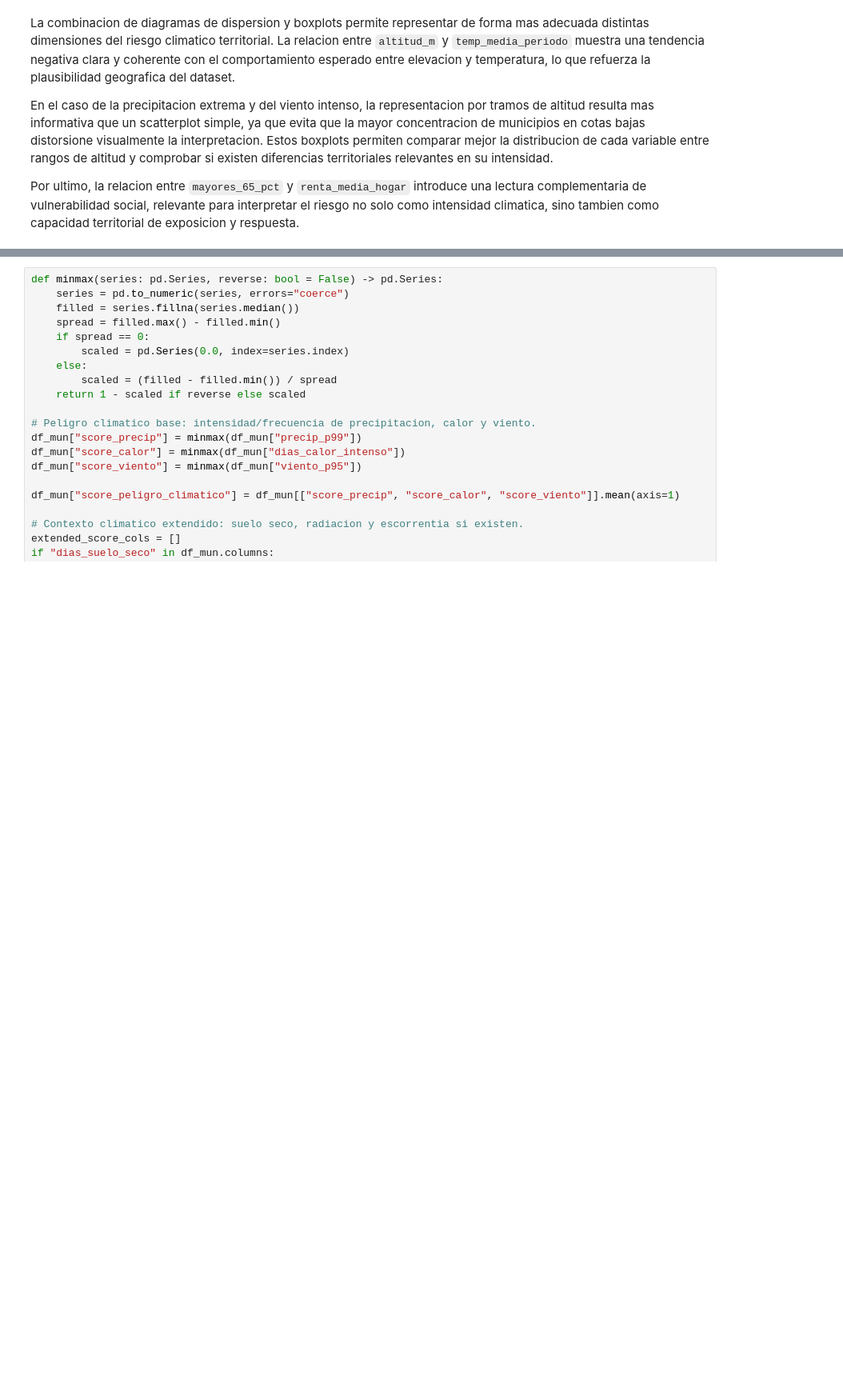
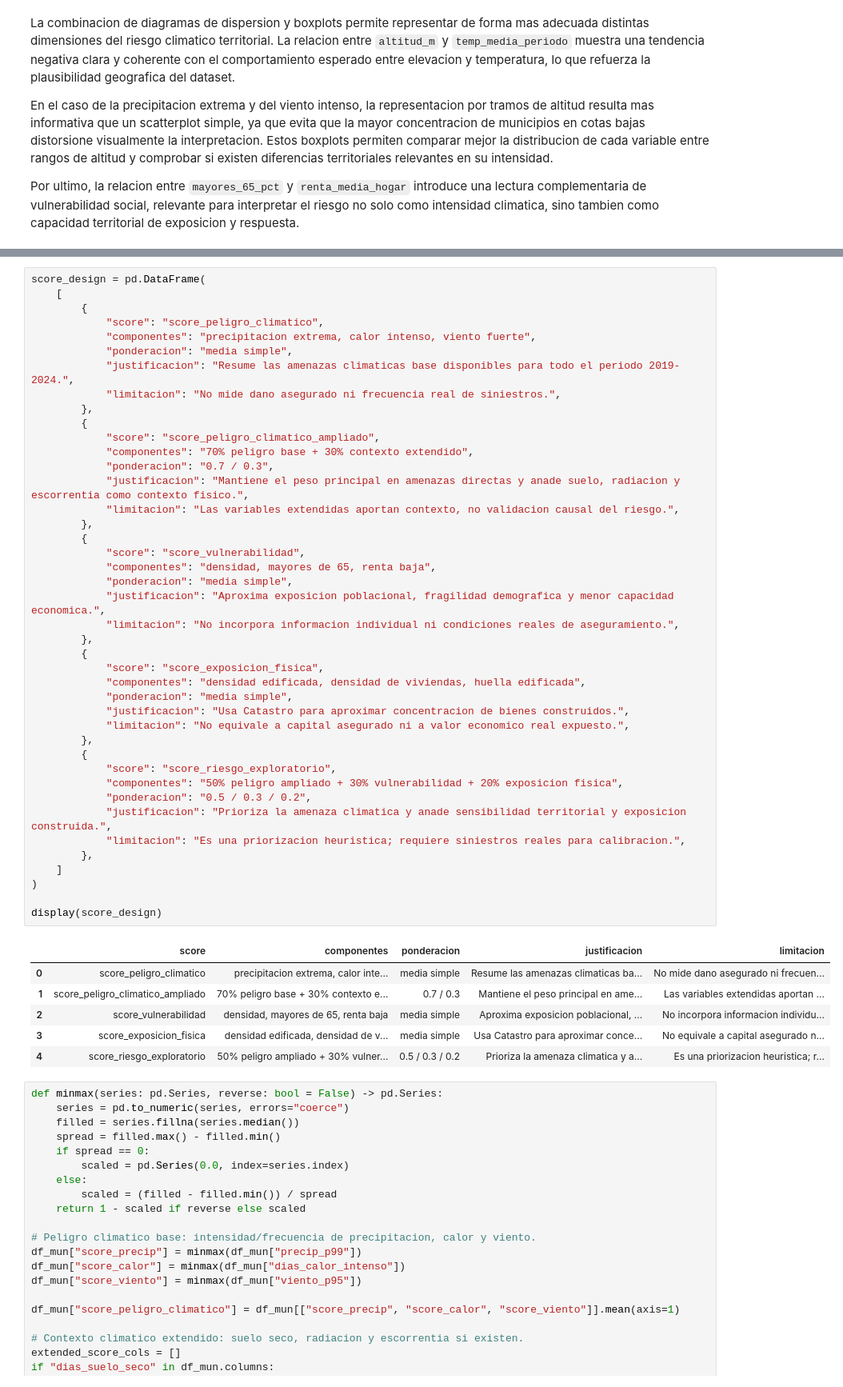
Before and after one commit to gonzalolarriba/modelo-geoespacial-riesgo-climatico, a Jupyter notebook: notebooks/notebook_3_analisis_dato.ipynb, the cells around one changed output, grey strips where cells are left out. Shown at 80% size. Drawn from its saved outputs; the diff is of its cells as text; blank space fills up the shorter version.

```diff
--- a/notebooks/notebook_3_analisis_dato.ipynb
+++ b/notebooks/notebook_3_analisis_dato.ipynb
@@ -826,3 +889,52 @@ La combinacion final de ambos bloques se plantea con un criterio heuristico y no
+# %%
+score_design = pd.DataFrame(
+    [
+        {
+            "score": "score_peligro_climatico",
+            "componentes": "precipitacion extrema, calor intenso, viento fuerte",
+            "ponderacion": "media simple",
+            "justificacion": "Resume las amenazas climaticas base disponibles para todo el periodo 2019-2024.",
+            "limitacion": "No mide dano asegurado ni frecuencia real de siniestros.",
+        },
+        {
+            "score": "score_peligro_climatico_ampliado",
+            "componentes": "70% peligro base + 30% contexto extendido",
+            "ponderacion": "0.7 / 0.3",
+            "justificacion": "Mantiene el peso principal en amenazas directas y anade suelo, radiacion y escorrentia como contexto fisico.",
+            "limitacion": "Las variables extendidas aportan contexto, no validacion causal del riesgo.",
+        },
+        {
+            "score": "score_vulnerabilidad",
+            "componentes": "densidad, mayores de 65, renta baja",
+            "ponderacion": "media simple",
+            "justificacion": "Aproxima exposicion poblacional, fragilidad demografica y menor capacidad economica.",
+            "limitacion": "No incorpora informacion individual ni condiciones reales de aseguramiento.",
+        },
+        {
+            "score": "score_exposicion_fisica",
+            "componentes": "densidad edificada, densidad de viviendas, huella edificada",
+            "ponderacion": "media simple",
+            "justificacion": "Usa Catastro para aproximar concentracion de bienes construidos.",
+            "limitacion": "No equivale a capital asegurado ni a valor economico real expuesto.",
+        },
+        {
+            "score": "score_riesgo_exploratorio",
+            "componentes": "50% peligro ampliado + 30% vulnerabilidad + 20% exposicion fisica",
+            "ponderacion": "0.5 / 0.3 / 0.2",
+            "justificacion": "Prioriza la amenaza climatica y anade sensibilidad territorial y exposicion construida.",
+            "limitacion": "Es una priorizacion heuristica; requiere siniestros reales para calibracion.",
+        },
+    ]
+)
+
+display(score_design)
+# %% [output]
+|  | score | componentes | ponderacion | justificacion | limitacion |
+| 0 | score_peligro_climatico | precipitacion extrema, calor inte... | media simple | Resume las amenazas climaticas ba... | No mide dano asegurado ni frecuen... |
+| 1 | score_peligro_climatico_ampliado | 70% peligro base + 30% contexto e... | 0.7 / 0.3 | Mantiene el peso principal en ame... | Las variables extendidas aportan ... |
+| 2 | score_vulnerabilidad | densidad, mayores de 65, renta baja | media simple | Aproxima exposicion poblacional, ... | No incorpora informacion individu... |
+| 3 | score_exposicion_fisica | densidad edificada, densidad de v... | media simple | Usa Catastro para aproximar conce... | No equivale a capital asegurado n... |
+| 4 | score_riesgo_exploratorio | 50% peligro ampliado + 30% vulner... | 0.5 / 0.3 / 0.2 | Prioriza la amenaza climatica y a... | Es una priorizacion heuristica; r... |
 # %%
 def minmax(series: pd.Series, reverse: bool = False) -> pd.Series:
     series = pd.to_numeric(series, errors="coerce")
```
Also changed, not shown: parts of 11 cells of this notebook.
